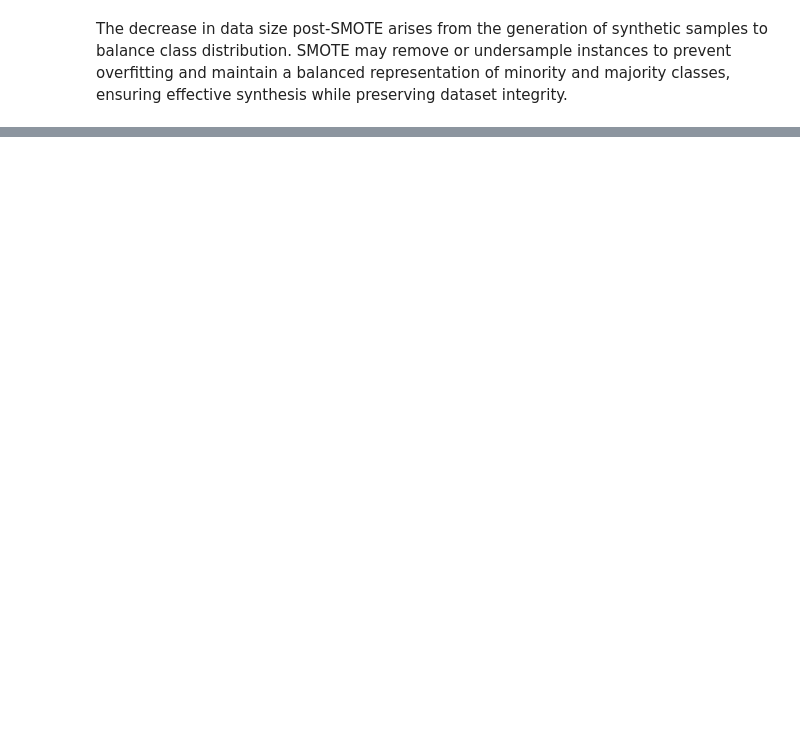
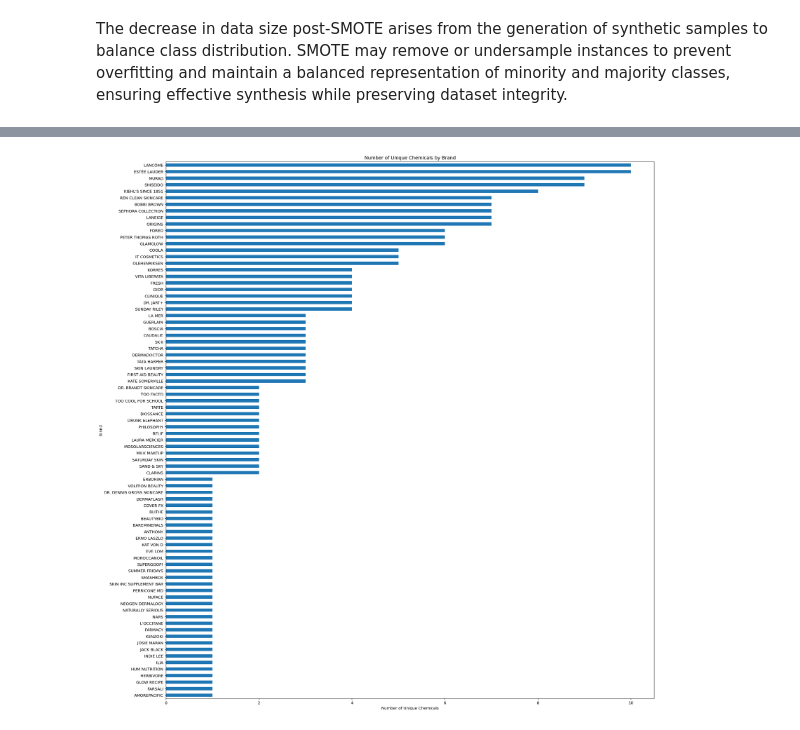
Before and after one commit to samantharivas/sc-cosmetics, a Jupyter notebook: SC-Cosmetics.ipynb, the cells around one changed output, grey strips where cells are left out. Saved outputs shown, nothing was run; the diff lists cells and outputs as text; code cells hidden in the pictures; blank space fills up the shorter version.

```diff
--- a/SC-Cosmetics.ipynb
+++ b/SC-Cosmetics.ipynb
@@ -676,0 +776,12 @@ The decrease in data size post-SMOTE arises from the generation of synthetic sam
+# %%
+# number of unique chemicals per brand
+chemicals_by_brand = sc_df.groupby('brand')['ChemicalName'].nunique().sort_values()
+plt.figure(figsize=(20, 20))
+chemicals_by_brand.plot(kind='barh')
+plt.xlabel('Number of Unique Chemicals')
+plt.ylabel('Brand')
+plt.title('Number of Unique Chemicals by Brand')
+plt.tight_layout()
+plt.show()
+# %% [output]
+[figure, added]
```
Also changed, not shown: parts of 20 cells of this notebook.
